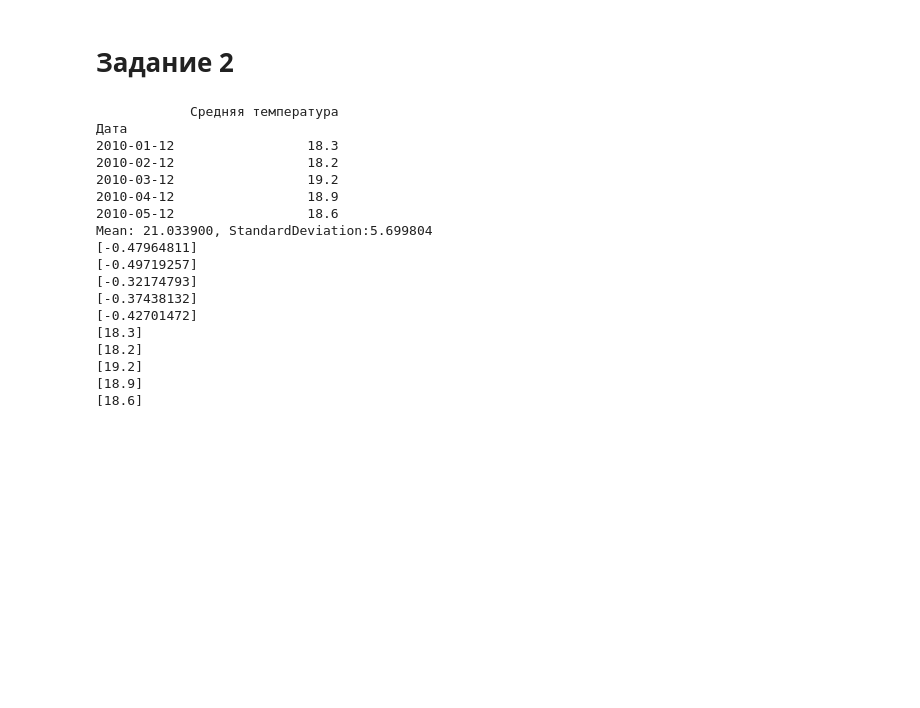
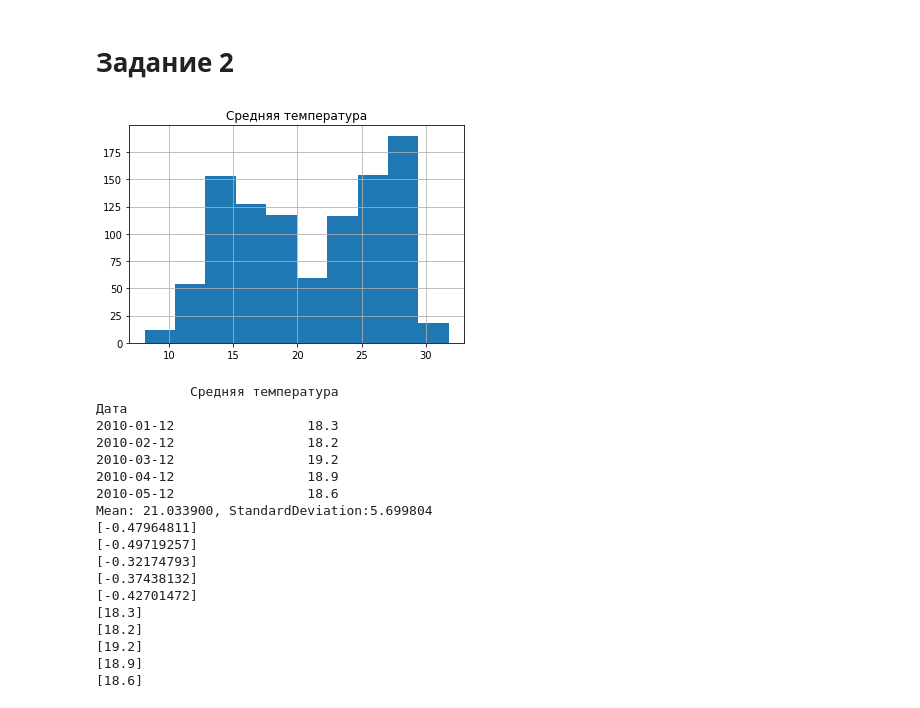
Before and after one commit to Anna-bashkatova/ProgramAnalitik, a Jupyter notebook: Лаб_7_Башкатова.ipynb, the cells around one changed output. Drawn from its saved outputs; the diff is of its cells as text; code cells hidden in the pictures; blank space fills up the shorter version.

```diff
--- a/Лаб_7_Башкатова.ipynb
+++ b/Лаб_7_Башкатова.ipynb
@@ -186,6 +186,14 @@ Min:8.100000, Max:31.800000
 [18.6]
 # %% [markdown]
 # Задание 2
+# %%
+from pandas import read_csv
+from matplotlib import pyplot
+series = df
+series.hist()
+pyplot.show()
+# %% [output]
+[figure, added]
 # %%
 from pandas import read_csv
 from sklearn.preprocessing import StandardScaler
```
